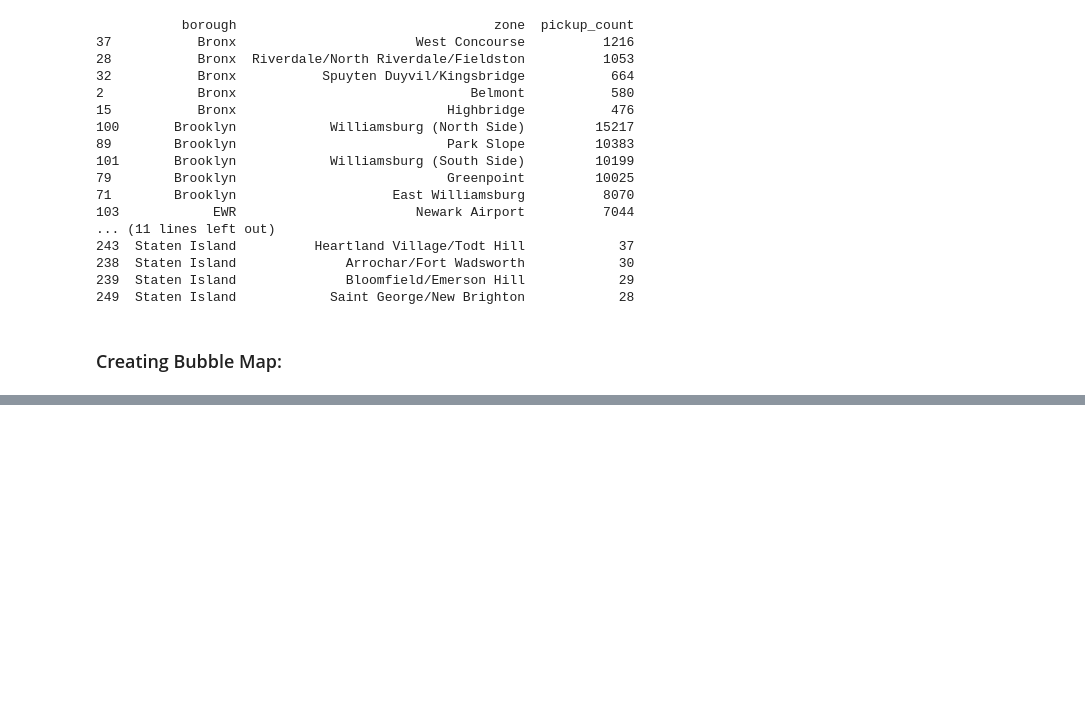
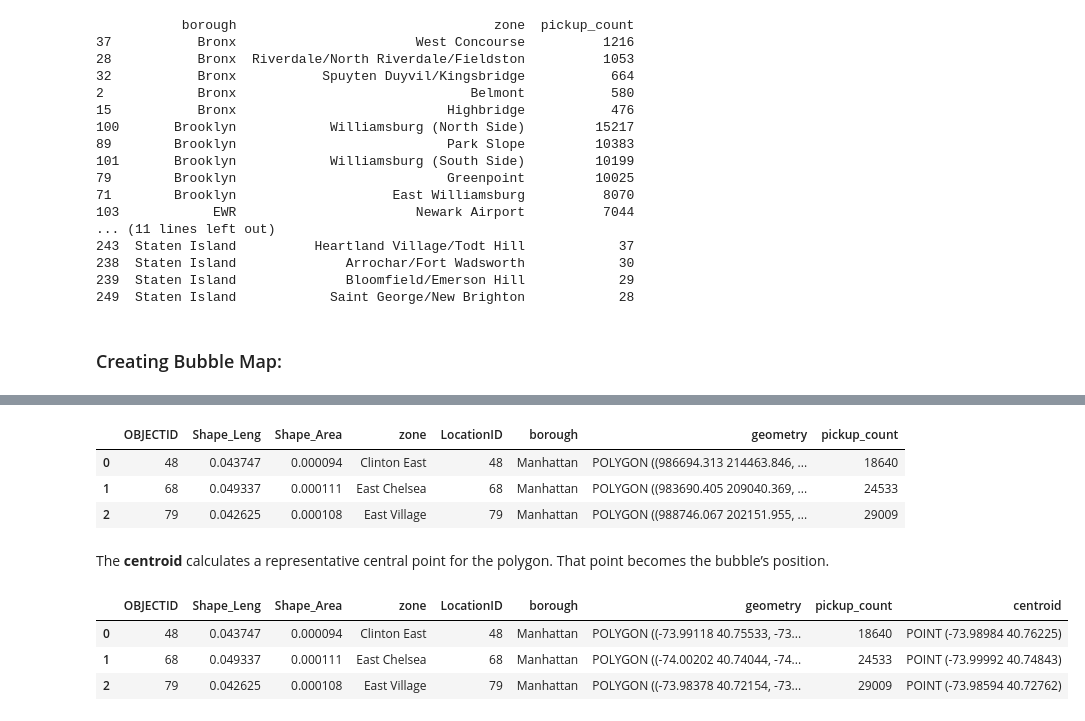
Before and after one commit to Namrota/Spatial-Data-Analysis, a Jupyter notebook: spatial_analysis_uber.ipynb, the cells around one changed output, grey strips where cells are left out. Saved outputs shown, nothing was run; the diff lists cells and outputs as text; code cells hidden in the pictures; blank space fills up the shorter version.

```diff
--- a/spatial_analysis_uber.ipynb
+++ b/spatial_analysis_uber.ipynb
@@ -313,0 +347,21 @@ print(top_pickup_zones)
+# %%
+# Convert the `geometry` to projected CRS: to get the centroid values from a flat map
+
+zone_project_csr= zone_bubble_df.to_crs(epsg= 2263)
+zone_project_csr.head(3)
+# %% [output]
+|  | OBJECTID | Shape_Leng | Shape_Area | zone | LocationID | borough | geometry | pickup_count |
+| 0 | 48 | 0.043747 | 0.000094 | Clinton East | 48 | Manhattan | POLYGON ((986694.313 214463.846, ... | 18640 |
+| 1 | 68 | 0.049337 | 0.000111 | East Chelsea | 68 | Manhattan | POLYGON ((983690.405 209040.369, ... | 24533 |
+| 2 | 79 | 0.042625 | 0.000108 | East Village | 79 | Manhattan | POLYGON ((988746.067 202151.955, ... | 29009 |
+# %% [markdown]
+The **centroid** calculates a representative central point for the polygon. That point becomes the bubble’s position.
+# %%
+zone_bubble_df['centroid']= (zone_project_csr['geometry'].centroid).to_crs(epsg= 4326)
+
+zone_bubble_df.head(3)
+# %% [output]
+|  | OBJECTID | Shape_Leng | Shape_Area | zone | LocationID | borough | geometry | pickup_count | centroid |
+| 0 | 48 | 0.043747 | 0.000094 | Clinton East | 48 | Manhattan | POLYGON ((-73.99118 40.75533, -73... | 18640 | POINT (-73.98984 40.76225) |
+| 1 | 68 | 0.049337 | 0.000111 | East Chelsea | 68 | Manhattan | POLYGON ((-74.00202 40.74044, -74... | 24533 | POINT (-73.99992 40.74843) |
+| 2 | 79 | 0.042625 | 0.000108 | East Village | 79 | Manhattan | POLYGON ((-73.98378 40.72154, -73... | 29009 | POINT (-73.98594 40.72762) |
```
Also changed, not shown: parts of 6 cells of this notebook.
